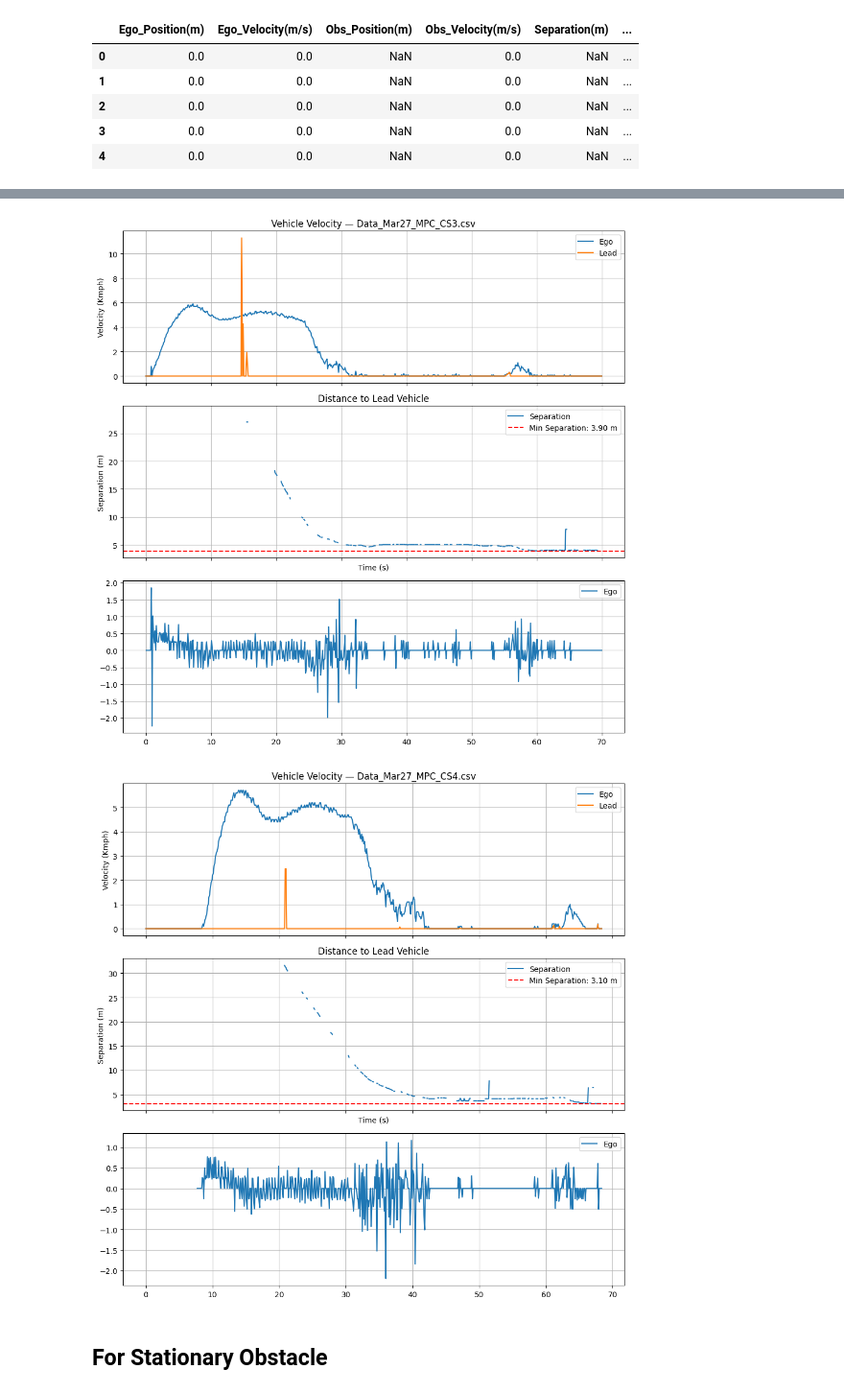
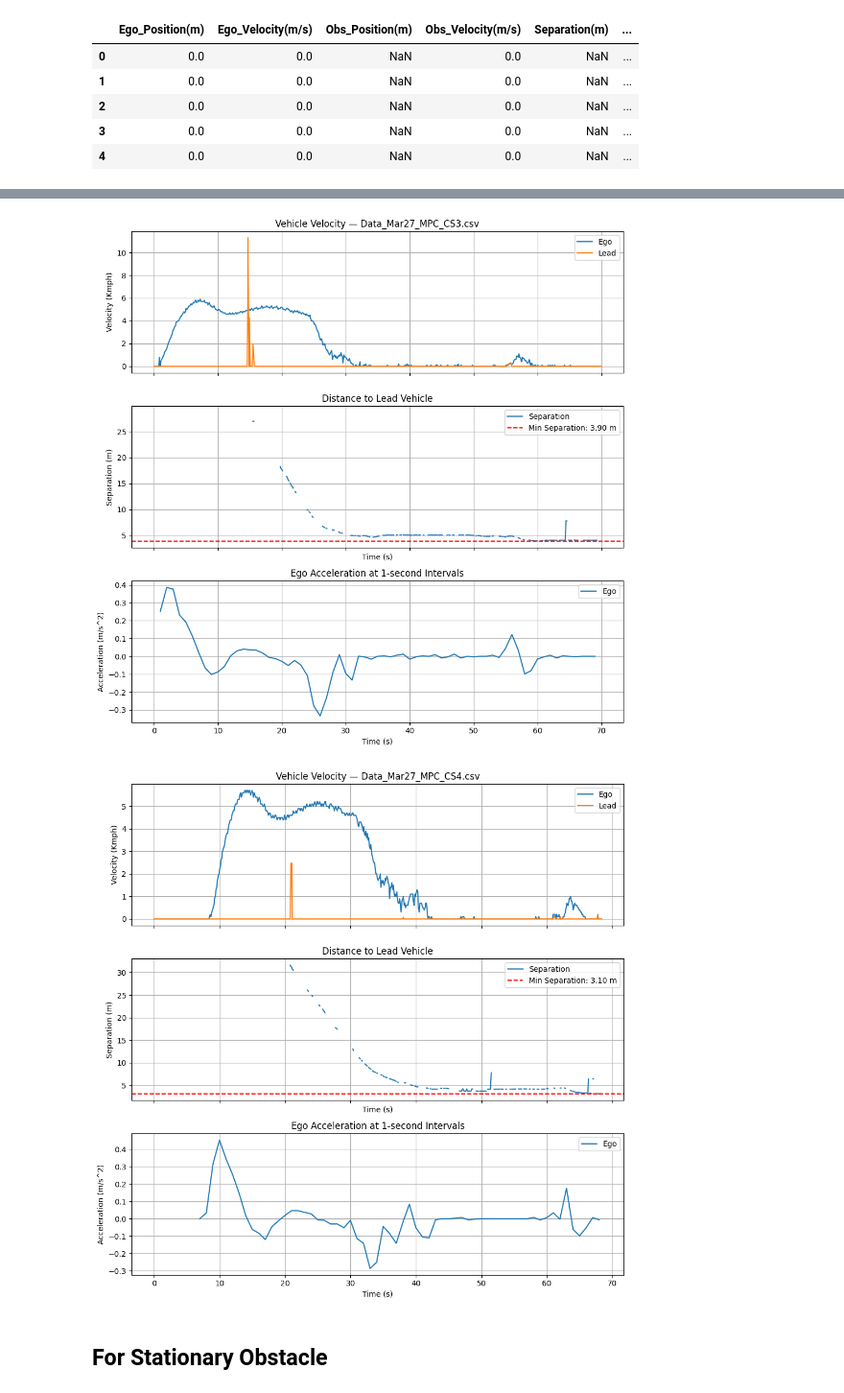
Before and after one commit to Santhosh4888/Adaptive-Cruise-Control, a Jupyter notebook: 9_Vehicle_Testing_Results/Testing_Using_Radar/March27_2026/Data_visualization_MPC.ipynb, the cells around one changed output, grey strips where cells are left out. Shown at 96% size. Cells and saved outputs as stored; diff of their text form; code cells hidden in the pictures.

Commit message:
Plots are modified

```diff
--- a/9_Vehicle_Testing_Results/Testing_Using_Radar/March27_2026/Data_visualization_MPC.ipynb
+++ b/9_Vehicle_Testing_Results/Testing_Using_Radar/March27_2026/Data_visualization_MPC.ipynb
@@ -31,6 +31,24 @@ Data_Mar27_MPC_CS1.csv
 Data_Mar27_MPC_CS2.csv
 Data_Mar27_MPC_CS3.csv
 Data_Mar27_MPC_CS4.csv
+# %%
+def compute_one_second_acceleration(df, time_col, velocity_col):
+    if time_col not in df.columns or velocity_col not in df.columns:
+        return pd.Series(np.nan, index=df.index)
+
+    temp = df[[time_col, velocity_col]].copy()
+    temp[time_col] = pd.to_numeric(temp[time_col], errors="coerce")
+    temp[velocity_col] = pd.to_numeric(temp[velocity_col], errors="coerce")
+    temp = temp.dropna(subset=[time_col, velocity_col]).sort_values(time_col)
+
+    if temp.empty:
+        return pd.Series(np.nan, index=df.index)
+
+    temp["Time_1s"] = np.floor(temp[time_col]).astype(int)
+    velocity_by_second = temp.groupby("Time_1s")[velocity_col].mean()
+    acceleration_by_second = velocity_by_second.diff()
+    time_bucket = np.floor(pd.to_numeric(df[time_col], errors="coerce")).astype("Int64")
+    return time_bucket.map(acceleration_by_second)
 # %%
 data = {}
 for file in selected_files:
@@ -48,15 +66,18 @@ for file in selected_files:
 
     # normalize time for this file
     df["Time"] = df["Time(s)"] - df["Time(s)"].iloc[0]
+    df["Time_1s"] = np.floor(df["Time"]).astype("Int64")
     # Clip garbage velocity values (greater than 10 m/s) to 0
     df["Ego_Velocity(m/s)"] = df["Ego_Velocity(m/s)"].apply(lambda x: x if x < 10 else 0)
     if "Obs_Velocity(m/s)" in df.columns:
         df["Obs_Velocity(m/s)"] = df["Obs_Velocity(m/s)"].apply(lambda x: x if x > 0 and x < 5.6 else 0)
 
-    # Calculate acceleration from velocity (simple finite difference)
-    df["Ego_Acceleration(m/s^2)"] = df["Ego_Velocity(m/s)"].diff() / df["Time"].diff()
+    # Calculate acceleration using 1-second intervals
+    if "Ego_Velocity(m/s)" in df.columns:
+        df["Ego_Acceleration(m/s^2)"] = compute_one_second_acceleration(df, "Time", "Ego_Velocity(m/s)")
     if "Obs_Velocity(m/s)" in df.columns:
-        df["Obs_Acceleration(m/s^2)"] = df["Obs_Velocity(m/s)"].diff() / df["Time"].diff()
+        df["Obs_Acceleration(m/s^2)"] = compute_one_second_acceleration(df, "Time", "Obs_Velocity(m/s)")
+
 
     # convert to km/h
     df["Ego_Velocity_kmph"] = df["Ego_Velocity(m/s)"] * 3.6
@@ -134,10 +155,10 @@ for file, df in data.items():
             axes[1].axhline(y=min_sep, color="red", linestyle="--", label=f"Min Separation: {min_sep:.2f} m")
 
     # ---- Acceleration ----
-    if "Ego_Acceleration(m/s^2)" in df.columns:
-        axes[2].plot(df["Time"], df["Ego_Acceleration(m/s^2)"], label="Ego")
-    # if "Obs_Acceleration(m/s^2)" in df.columns:
-    #     axes[2].plot(df["Time"], df["Obs_Acceleration(m/s^2)"], label="Lead")
+    accel_plot_df = df.drop_duplicates("Time_1s") if "Time_1s" in df.columns else df
+    if "Ego_Acceleration(m/s^2)" in accel_plot_df.columns:
+        axes[2].plot(accel_plot_df["Time_1s"] if "Time_1s" in accel_plot_df.columns else accel_plot_df["Time"],
+                     accel_plot_df["Ego_Acceleration(m/s^2)"], label="Ego")
 
     axes[0].set_ylabel("Velocity (Kmph)")
     axes[0].set_title(f"Vehicle Velocity — {file}")
@@ -146,6 +167,10 @@ for file, df in data.items():
     axes[1].set_xlabel("Time (s)")
     axes[1].set_title("Distance to Lead Vehicle")
 
+    axes[2].set_ylabel("Acceleration (m/s^2)")
+    axes[2].set_xlabel("Time (s)")
+    axes[2].set_title("Ego Acceleration at 1-second Intervals")
+
     for ax in axes:
         ax.grid()
         ax.legend()
@@ -161,5 +186,5 @@ for file, df in data.items():
-[figure, old version]
+[figure, new version]
-[figure, old version]
+[figure, new version]
 # %%
 def clean_velocity_series(v,
                           min_val=0.0,
```
Also changed, not shown: parts of 5 cells of this notebook, 24 other files.
